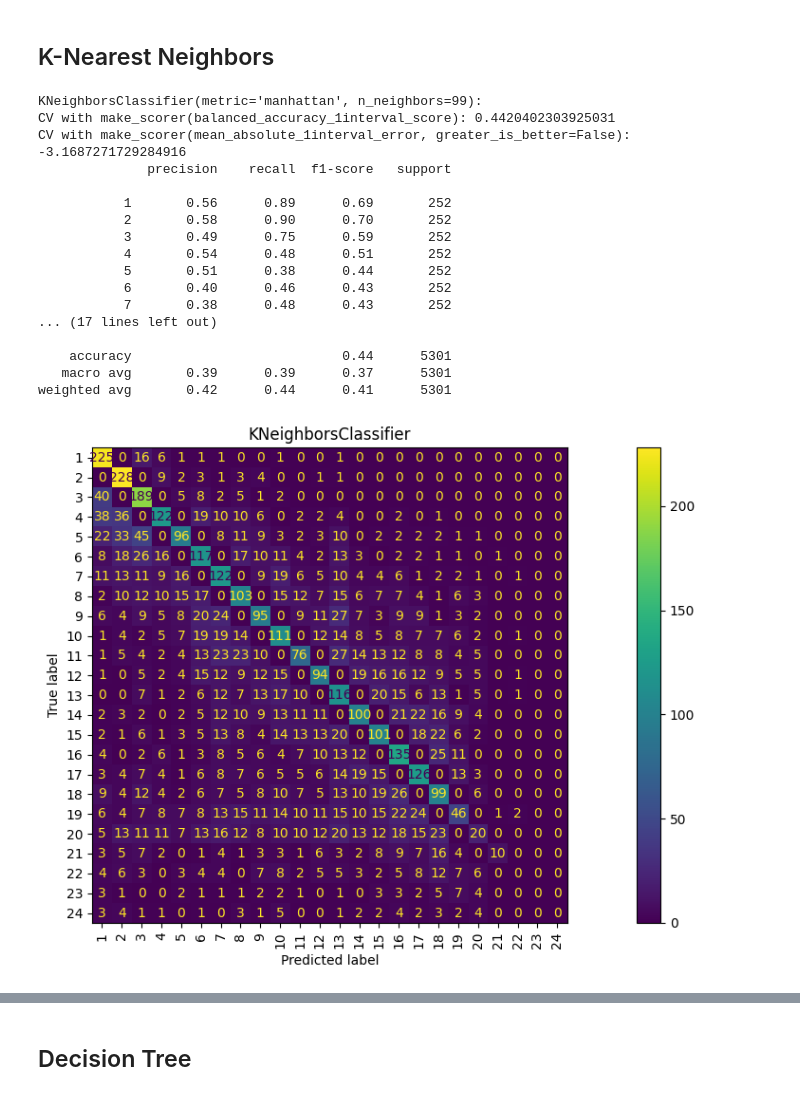
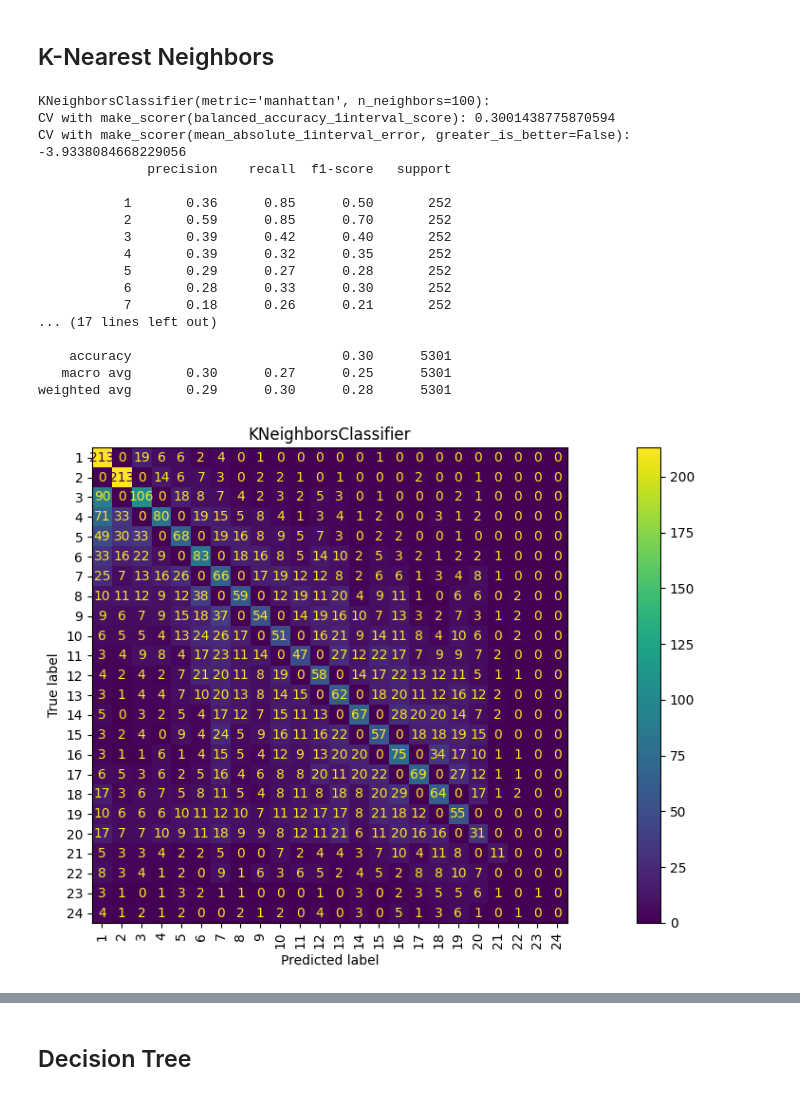
Before and after one commit to pabramber01/F1-Prediction, a Jupyter notebook: f1_prediction/adding_data/model_validation_add_posvar.ipynb, the cells around one changed output, grey strips where cells are left out. Saved outputs shown, nothing was run; the diff lists cells and outputs as text; code cells hidden in the pictures.

```diff
--- a/f1_prediction/adding_data/model_validation_add_posvar.ipynb
+++ b/f1_prediction/adding_data/model_validation_add_posvar.ipynb
@@ -74,46 +74,46 @@ X_selected = X[
         "qAvg",
         "driverAgeStarted",
         "driverExpYear",
         "driverExpRace",
         "driverPodiums",
         "driverPos2",
         "driverPos3",
         "driverPos4",
         "driverPos5",
         "driverPos6",
         "driverPos7",
         "driverPos8",
         "driverPos9",
         "driverPos10",
         "driverPos11",
         "driverPos12",
         "driverPos13",
         "driverPos14",
         "driverPos15",
         "driverPos16",
         "driverPos17",
         "driverPos18",
     ]
 ]
-knn = KNeighborsClassifier(n_neighbors=99, metric="manhattan", weights="uniform")
+knn = KNeighborsClassifier(n_neighbors=100, metric="manhattan", weights="uniform")
 model_test((knn,), X_selected, y, tscv, scorers=scorers, interval=1)
 # %% [output]
-KNeighborsClassifier(metric='manhattan', n_neighbors=99):
-CV with make_scorer(balanced_accuracy_1interval_score): 0.4420402303925031
-CV with make_scorer(mean_absolute_1interval_error, greater_is_better=False): -3.1687271729284916
+KNeighborsClassifier(metric='manhattan', n_neighbors=100):
+CV with make_scorer(balanced_accuracy_1interval_score): 0.3001438775870594
+CV with make_scorer(mean_absolute_1interval_error, greater_is_better=False): -3.9338084668229056
               precision    recall  f1-score   support
 
-           1       0.56      0.89      0.69       252
-           2       0.58      0.90      0.70       252
-           3       0.49      0.75      0.59       252
-           4       0.54      0.48      0.51       252
-           5       0.51      0.38      0.44       252
-           6       0.40      0.46      0.43       252
-           7       0.38      0.48      0.43       252
+           1       0.36      0.85      0.50       252
+           2       0.59      0.85      0.70       252
+           3       0.39      0.42      0.40       252
+           4       0.39      0.32      0.35       252
+           5       0.29      0.27      0.28       252
+           6       0.28      0.33      0.30       252
+           7       0.18      0.26      0.21       252
 ... (17 lines left out)
 
-    accuracy                           0.44      5301
-   macro avg       0.39      0.39      0.37      5301
-weighted avg       0.42      0.44      0.41      5301
+    accuracy                           0.30      5301
+   macro avg       0.30      0.27      0.25      5301
+weighted avg       0.29      0.30      0.28      5301
-[figure, old version]
+[figure, new version]
 # %%
```
Also changed, not shown: parts of 8 cells of this notebook, 41 other files.
